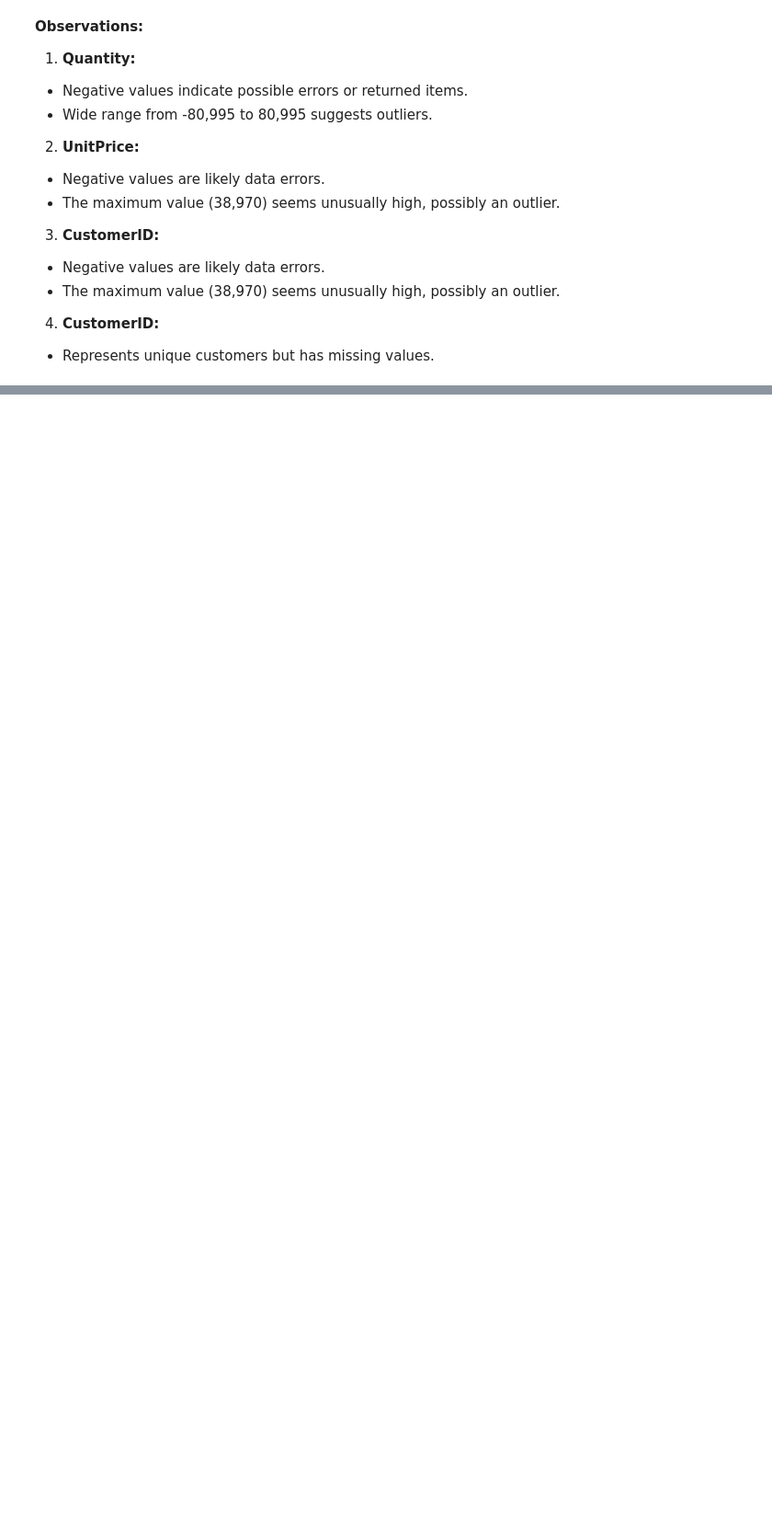
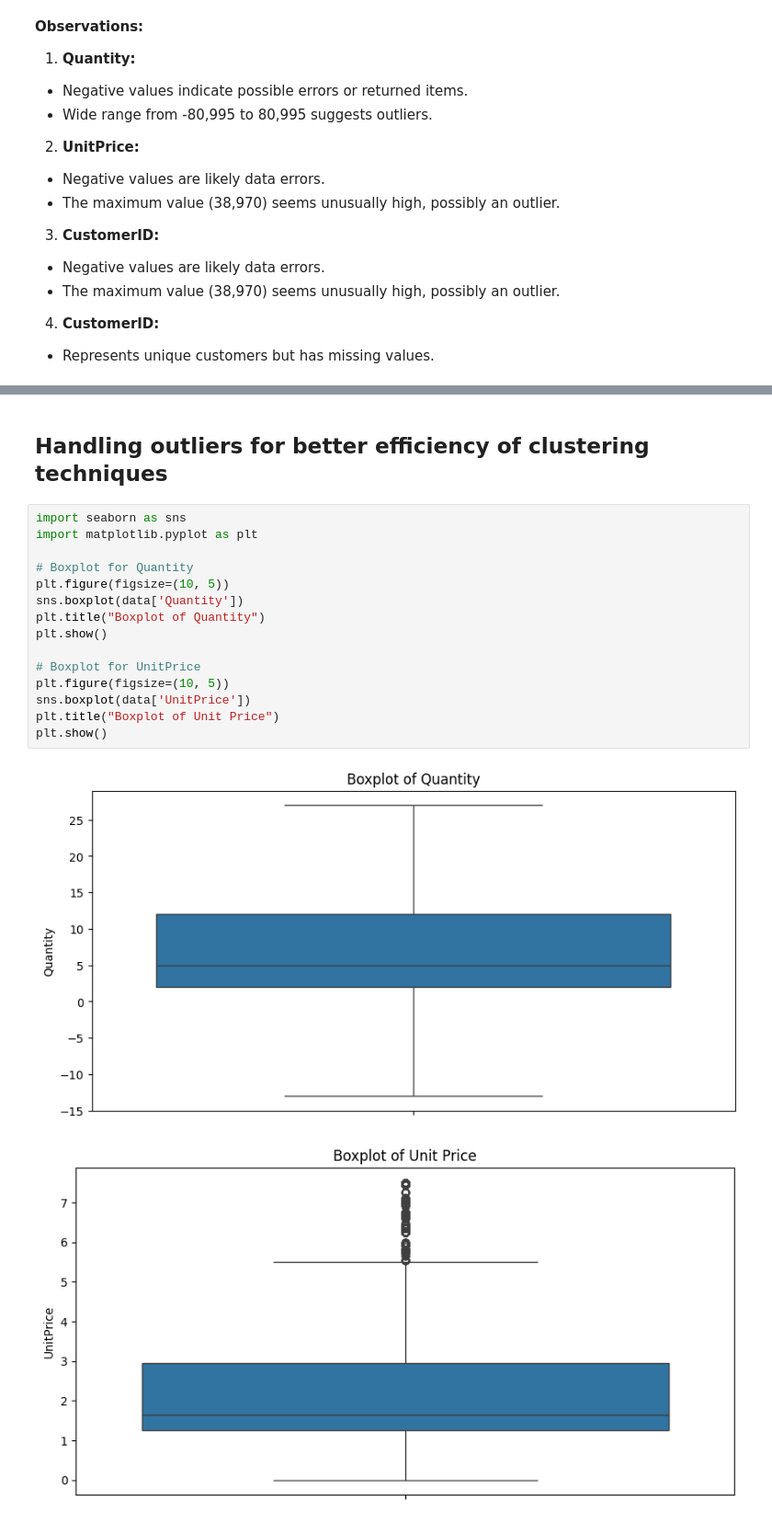
Before and after one commit to shvbhvm09/Customer-Segmentation-Using-Clustering-Techniques, a Jupyter notebook: customer_segmentation_project.ipynb, the cells around one changed output, grey strips where cells are left out. Shown at 92% size. Cells and saved outputs as stored; diff of their text form; blank space fills up the shorter version.

```diff
--- a/customer_segmentation_project.ipynb
+++ b/customer_segmentation_project.ipynb
@@ -139,0 +215,20 @@ See the caveats in the documentation: https://pandas.pydata.org/pandas-docs/stab
+# %% [markdown]
+## Handling outliers for better efficiency of clustering techniques
+# %%
+import seaborn as sns
+import matplotlib.pyplot as plt
+
+# Boxplot for Quantity
+plt.figure(figsize=(10, 5))
+sns.boxplot(data['Quantity'])
+plt.title("Boxplot of Quantity")
+plt.show()
+
+# Boxplot for UnitPrice
+plt.figure(figsize=(10, 5))
+sns.boxplot(data['UnitPrice'])
+plt.title("Boxplot of Unit Price")
+plt.show()
+# %% [output]
+[figure, added]
+[figure, added]
```
Also changed, not shown: parts of 19 cells of this notebook.
